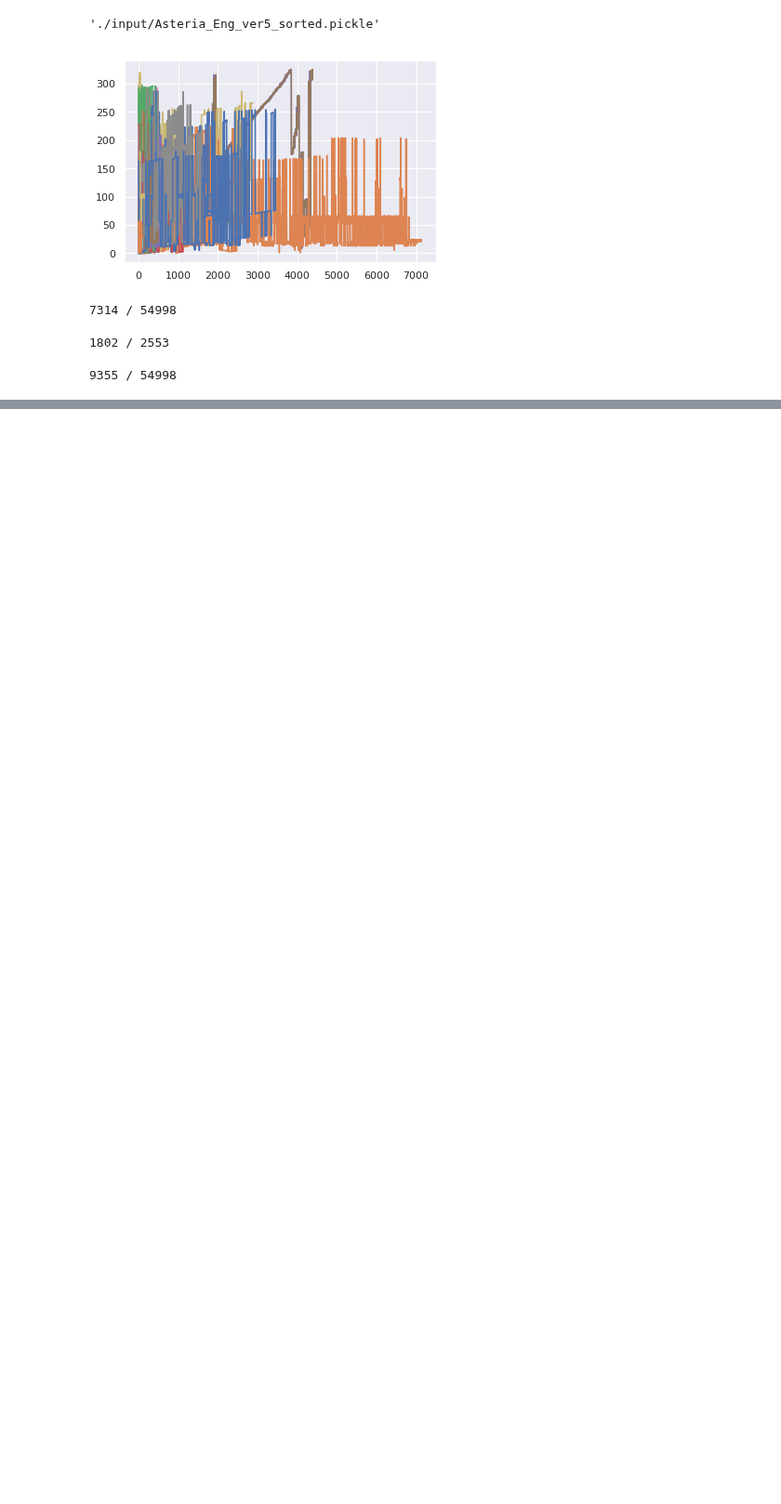
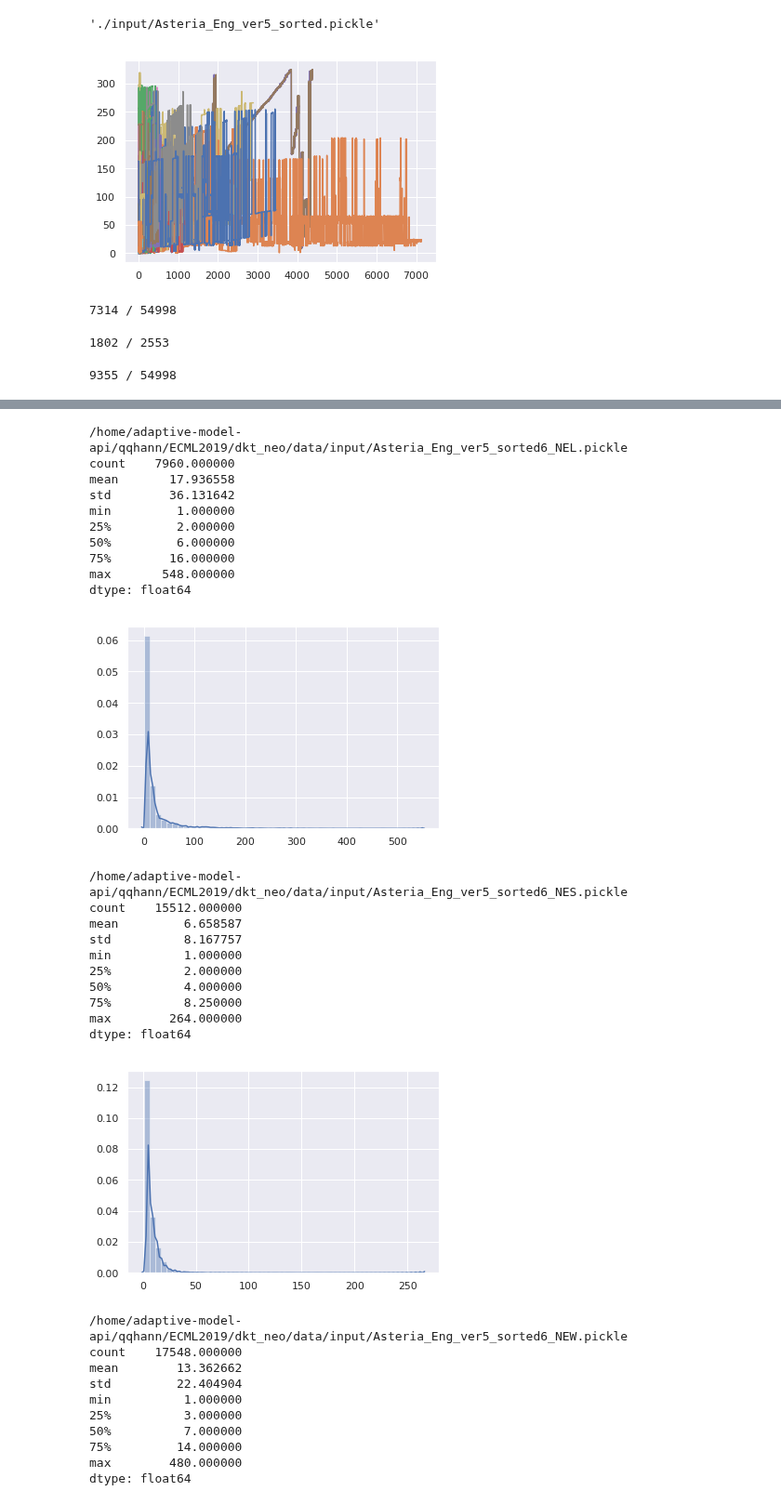
Before and after one commit to qqpann/KnowledgeTracing, a Jupyter notebook: data/prepare_non-repetitive_data.ipynb, the cells around one changed output, grey strips where cells are left out. Shown at 93% size. Drawn from its saved outputs; the diff is of its cells as text; code cells hidden in the pictures; blank space fills up the shorter version.

```diff
--- a/data/prepare_non-repetitive_data.ipynb
+++ b/data/prepare_non-repetitive_data.ipynb
@@ -6,6 +6,10 @@ import pickle
 import numpy as np
 
 import pandas as pd
+import seaborn as sns
+import matplotlib.pyplot as plt
+from scipy import stats
+sns.set(color_codes=True)
 # %%
 def run(file, csid, cusr, cans, sort_by):
     dirname = os.path.dirname("./")
@@ -60,8 +82,6 @@ for skill_cat in {'NEL', 'NER', 'NES', 'NEW'}:
     if sort_by:
         df = df.sort_values(by=sort_by)
 
-    it = iter(id_generator())
-
     processed = defaultdict(list)
 
     sc_df = df[df['SkillID'].map(lambda x: x[:3]) == skill_cat]
@@ -74,7 +94,7 @@ for skill_cat in {'NEL', 'NER', 'NES', 'NEW'}:
         if pd.isnull(sid) or pd.isnull(ans) or pd.isnull(usr):
             continue
         # processed[row.user_id].append((problems[row.problem_id], row.correct))
-        processed[usr].append((sid_list[sid], ans))
+        processed[usr].append((sid_dict[sid], ans))
 
     print('Skill Category:', skill_cat)
     print('Skills:', len(problems))
@@ -84,5 +104,5 @@ for skill_cat in {'NEL', 'NER', 'NES', 'NEW'}:
     # Save processed data
     with open(outfname, 'wb') as f:
         pickle.dump(dict(processed), f)
-    with open(outdicname, 'wb') as f:
-        pickle.dump(dict(problems), f)
+#     with open(outdicname, 'wb') as f:
+#         pickle.dump(dict(problems), f)
@@ -350,0 +395,44 @@ NER
+# %%
+for cate in ['NEL', 'NES', 'NEW', 'NER']:
+    dirname = os.getcwd()
+    filename = os.path.join(dirname, 'input/Asteria_Eng_ver5_sorted6_{}.pickle'.format(cate))
+    print(filename)
+    with open(filename, 'rb') as f:
+        processed_loaded = pickle.load(f)
+    processed_loaded_seqlen = [len(seq) for seq in processed_loaded.values()]
+    print(pd.Series(processed_loaded_seqlen).describe())
+    sns.distplot(processed_loaded_seqlen)
+    plt.show()
+# %% [output]
+/home/adaptive-model-api/qqhann/ECML2019/dkt_neo/data/input/Asteria_Eng_ver5_sorted6_NEL.pickle
+count    7960.000000
+mean       17.936558
+std        36.131642
+min         1.000000
+25%         2.000000
+50%         6.000000
+75%        16.000000
+max       548.000000
+dtype: float64
+[figure, added]
+/home/adaptive-model-api/qqhann/ECML2019/dkt_neo/data/input/Asteria_Eng_ver5_sorted6_NES.pickle
+count    15512.000000
+mean         6.658587
+std          8.167757
+min          1.000000
+25%          2.000000
+50%          4.000000
+75%          8.250000
+max        264.000000
+dtype: float64
+[figure, added]
+/home/adaptive-model-api/qqhann/ECML2019/dkt_neo/data/input/Asteria_Eng_ver5_sorted6_NEW.pickle
+count    17548.000000
+mean        13.362662
+std         22.404904
+min          1.000000
+25%          3.000000
+50%          7.000000
+75%         14.000000
+max        480.000000
+dtype: float64
```
Also changed, not shown: parts of 9 cells of this notebook, 1 other file.
